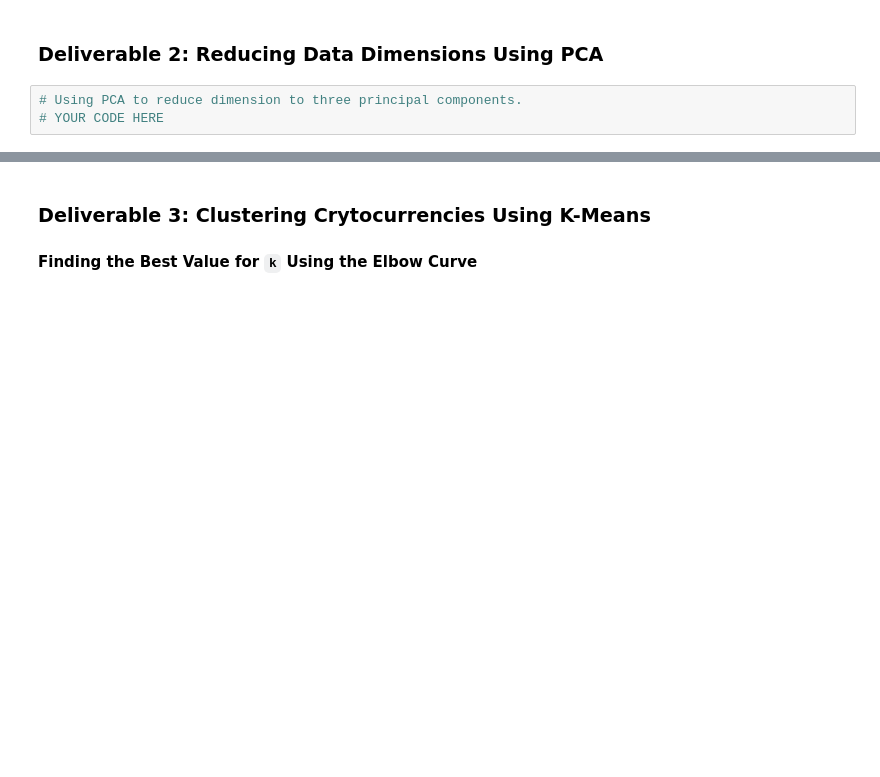
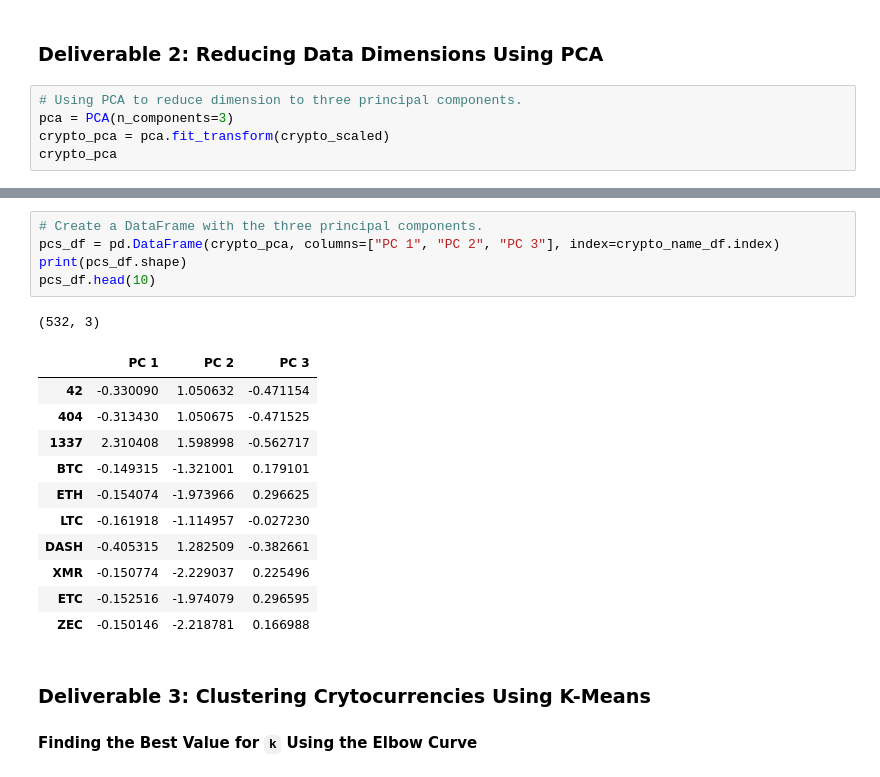
Before and after one commit to rpamintuan671/Cryptocurrencies, a Jupyter notebook: crypto_clustering.ipynb, the cells around one changed output, grey strips where cells are left out. Saved outputs shown, nothing was run; the diff lists cells and outputs as text; blank space fills up the shorter version.

```diff
--- a/crypto_clustering.ipynb
+++ b/crypto_clustering.ipynb
@@ -177,5 +177,7 @@ array([[-0.11710817, -0.1528703 , -0.0433963 , -0.0433963 , -0.0433963 ,
 ### Deliverable 2: Reducing Data Dimensions Using PCA
 # %%
 # Using PCA to reduce dimension to three principal components.
-# YOUR CODE HERE
+pca = PCA(n_components=3)
+crypto_pca = pca.fit_transform(crypto_scaled)
+crypto_pca
 # %% [output]
@@ -205,3 +191,21 @@ array([[-0.33285464,  1.0383583 , -0.56494435],
+# %%
+# Create a DataFrame with the three principal components.
+pcs_df = pd.DataFrame(crypto_pca, columns=["PC 1", "PC 2", "PC 3"], index=crypto_name_df.index)
+print(pcs_df.shape)
+pcs_df.head(10)
+# %% [output]
+(532, 3)
+|  | PC 1 | PC 2 | PC 3 |
+| 42 | -0.330090 | 1.050632 | -0.471154 |
+| 404 | -0.313430 | 1.050675 | -0.471525 |
+| 1337 | 2.310408 | 1.598998 | -0.562717 |
+| BTC | -0.149315 | -1.321001 | 0.179101 |
+| ETH | -0.154074 | -1.973966 | 0.296625 |
+| LTC | -0.161918 | -1.114957 | -0.027230 |
+| DASH | -0.405315 | 1.282509 | -0.382661 |
+| XMR | -0.150774 | -2.229037 | 0.225496 |
+| ETC | -0.152516 | -1.974079 | 0.296595 |
+| ZEC | -0.150146 | -2.218781 | 0.166988 |
 # %% [markdown]
 ### Deliverable 3: Clustering Crytocurrencies Using K-Means
 
```
Also changed, not shown: parts of 2 cells of this notebook.
